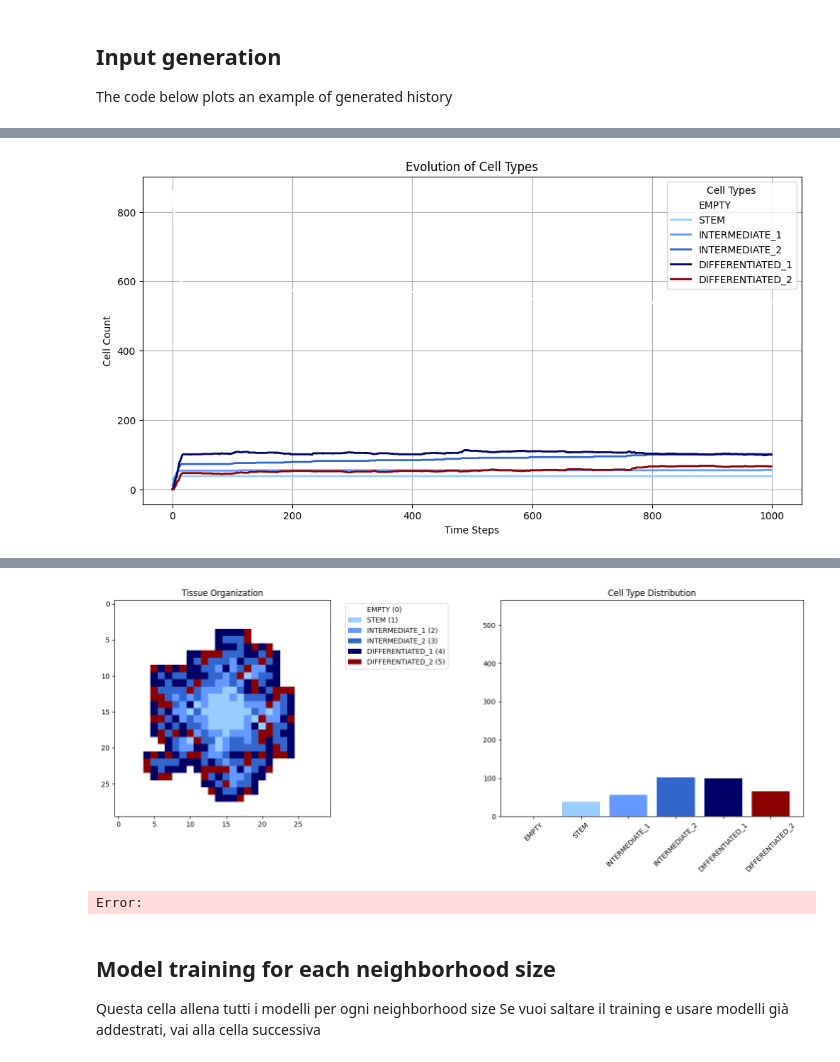
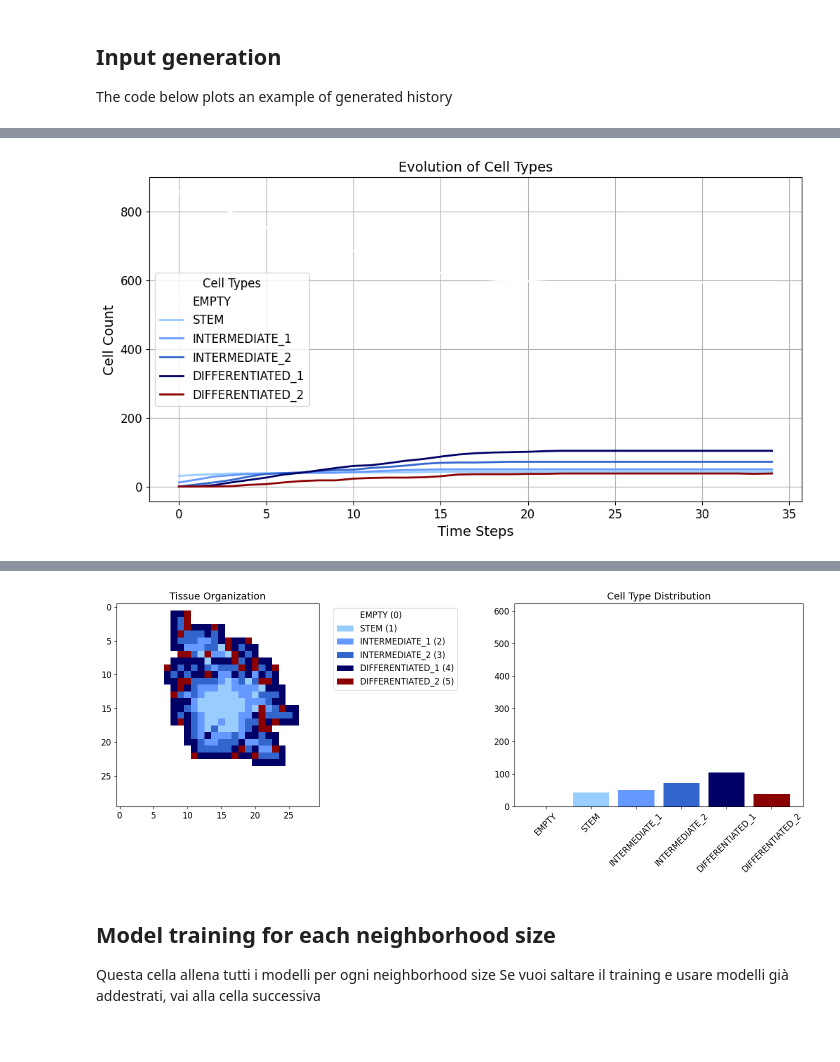
Before and after one commit to DaddarioLuigi/MNCA, a Jupyter notebook: notebooks/tissue_simulation_MNCA.ipynb, the cells around one changed output, grey strips where cells are left out. Cells and saved outputs as stored; diff of their text form; code cells hidden in the pictures.

```diff
--- a/notebooks/tissue_simulation_MNCA.ipynb
+++ b/notebooks/tissue_simulation_MNCA.ipynb
@@ -172,8 +176,7 @@ The code below plots an example of generated history
 # %%
 model = create_complex_model_example(15)
 
-# Run simulation
-steps = 1000
+steps = 35
 history = []
 for _ in range(steps):
     model.step()
@@ -186 +206 @@ model.plot_tissue(show_statistics=True)
-[figure, old version]
+[figure, new version]
@@ -187,11 +224,4 @@ model.plot_tissue(show_statistics=True)
-[figure, old version]
+[figure, new version]
-# %%
-plt.rcParams['figure.figsize'] = [30, 12]
-plt.rcParams['font.size'] = 16
-
-spatial_models[6].plot_tissue(show_statistics=False)
-# %% [output]
-Error:
 # %% [markdown]
 ## Model training for each neighborhood size
 
```
Also changed, not shown: parts of 11 cells of this notebook.
